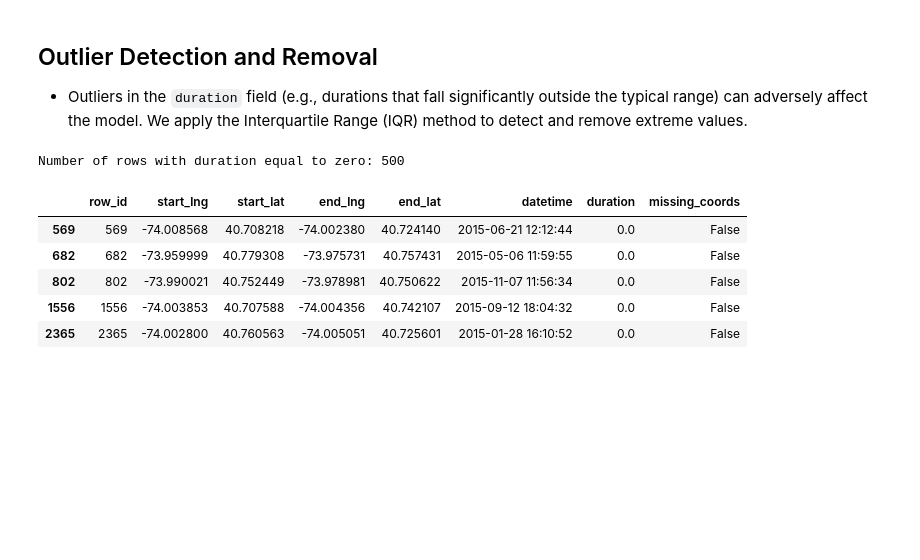
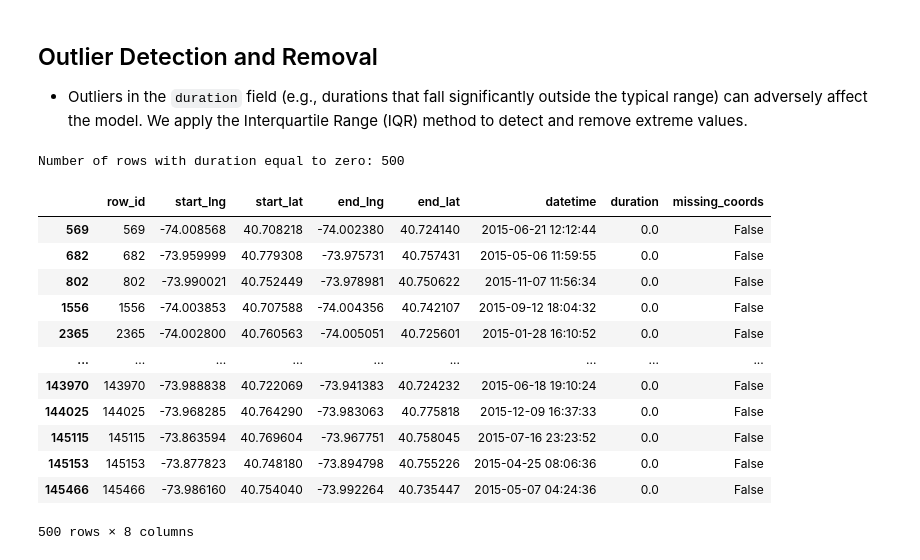
Before and after one commit to APeFerreira/TripDurationPredictor, a Jupyter notebook: solution.ipynb, the cells around one changed output. Drawn from its saved outputs; the diff is of its cells as text; code cells hidden in the pictures; blank space fills up the shorter version.

```diff
--- a/solution.ipynb
+++ b/solution.ipynb
@@ -156,6 +156,8 @@ plt.grid()
 plt.show()
 # %% [output]
 [figure]
+# %%
+train.dropna(subset=['missing_coords'], inplace=True)
 # %% [markdown]
 ## Exploratory Visualizations
 
@@ -349,15 +350,21 @@ train.dropna(subset=['start_lng', 'start_lat', 'end_lng', 'end_lat'], inplace=Tr
 ## Outlier Detection and Removal
 - Outliers in the `duration` field (e.g., durations that fall significantly outside the typical range) can adversely affect the model. We apply the Interquartile Range (IQR) method to detect and remove extreme values.
 # %%
-# show rows that have duration equal to zero
 zero_duration = train[train['duration'] == 0]
 print("Number of rows with duration equal to zero:", zero_duration.shape[0])
-zero_duration.head()
+zero_duration
 # %% [output]
 Number of rows with duration equal to zero: 500
 |  | row_id | start_lng | start_lat | end_lng | end_lat | datetime | duration | missing_coords |
 | 569 | 569 | -74.008568 | 40.708218 | -74.002380 | 40.724140 | 2015-06-21 12:12:44 | 0.0 | False |
 | 682 | 682 | -73.959999 | 40.779308 | -73.975731 | 40.757431 | 2015-05-06 11:59:55 | 0.0 | False |
 | 802 | 802 | -73.990021 | 40.752449 | -73.978981 | 40.750622 | 2015-11-07 11:56:34 | 0.0 | False |
 | 1556 | 1556 | -74.003853 | 40.707588 | -74.004356 | 40.742107 | 2015-09-12 18:04:32 | 0.0 | False |
 | 2365 | 2365 | -74.002800 | 40.760563 | -74.005051 | 40.725601 | 2015-01-28 16:10:52 | 0.0 | False |
+| ... | ... | ... | ... | ... | ... | ... | ... | ... |
+| 143970 | 143970 | -73.988838 | 40.722069 | -73.941383 | 40.724232 | 2015-06-18 19:10:24 | 0.0 | False |
+| 144025 | 144025 | -73.968285 | 40.764290 | -73.983063 | 40.775818 | 2015-12-09 16:37:33 | 0.0 | False |
+| 145115 | 145115 | -73.863594 | 40.769604 | -73.967751 | 40.758045 | 2015-07-16 23:23:52 | 0.0 | False |
+| 145153 | 145153 | -73.877823 | 40.748180 | -73.894798 | 40.755226 | 2015-04-25 08:06:36 | 0.0 | False |
+| 145466 | 145466 | -73.986160 | 40.754040 | -73.992264 | 40.735447 | 2015-05-07 04:24:36 | 0.0 | False |
+500 rows × 8 columns
```
Also changed, not shown: parts of 1 cell of this notebook.
